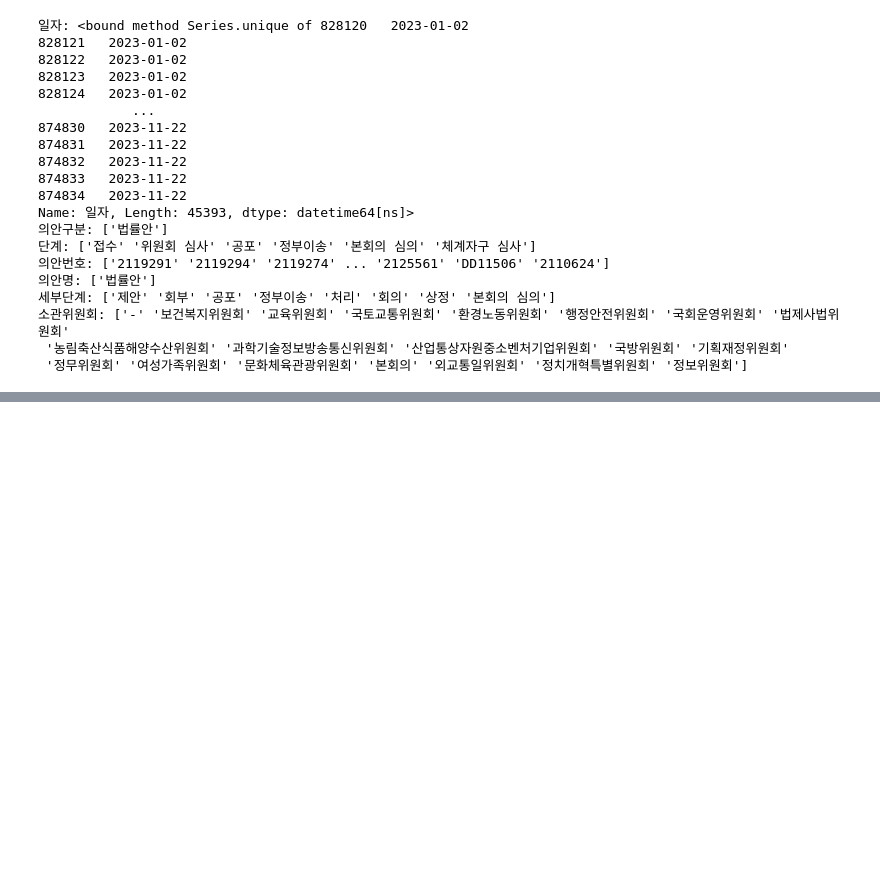
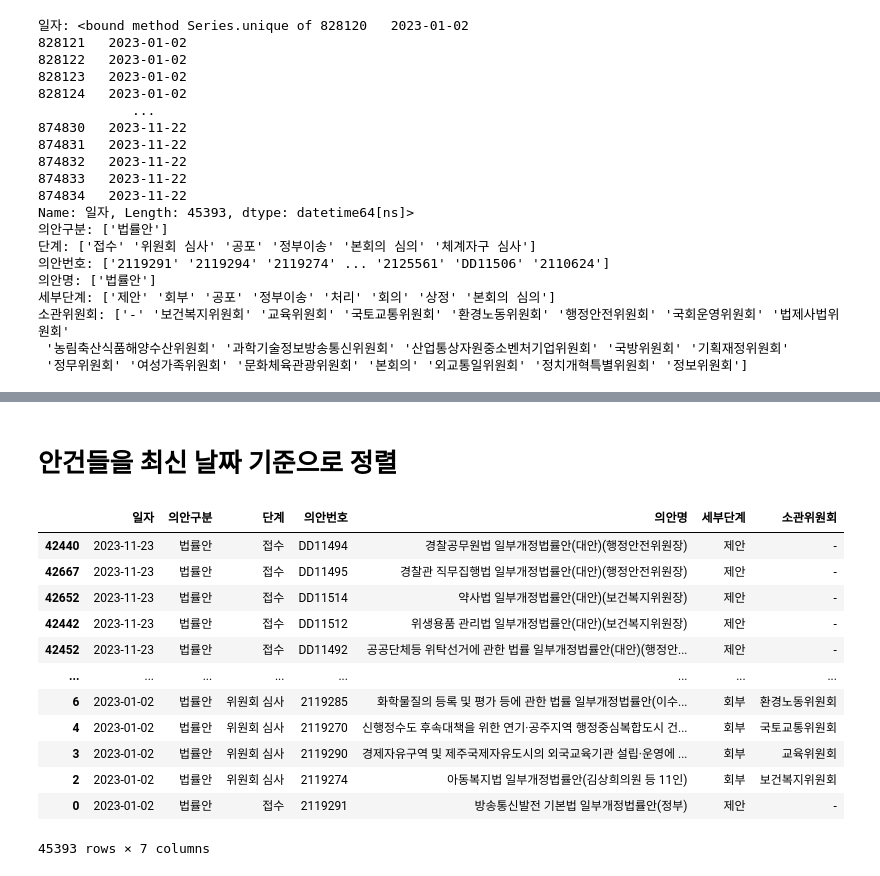
Before and after one commit to groundwater98/NA_PublicDataContest, a Jupyter notebook: django-server/data_preprocess.ipynb, the cells around one changed output, grey strips where cells are left out. Saved outputs shown, nothing was run; the diff lists cells and outputs as text; code cells hidden in the pictures; blank space fills up the shorter version.

```diff
--- a/django-server/data_preprocess.ipynb
+++ b/django-server/data_preprocess.ipynb
@@ -178,3 +178,7 @@ Name: 일자, Length: 45393, dtype: datetime64[ns]>
  '정무위원회' '여성가족위원회' '문화체육관광위원회' '본회의' '외교통일위원회' '정치개혁특별위원회' '정보위원회']
 # %%
 df.to_csv('날짜별_의정활동.csv', index=False)
+# %%
+import pandas as pd
+
+df = pd.read_csv('날짜별_의정활동.csv')
@@ -180,0 +200,19 @@ df.to_csv('날짜별_의정활동.csv', index=False)
+# %% [markdown]
+# 안건들을 최신 날짜 기준으로 정렬
+# %%
+df = df.sort_values(by="일자", ascending=False)
+df
+# %% [output]
+|  | 일자 | 의안구분 | 단계 | 의안번호 | 의안명 | 세부단계 | 소관위원회 |
+| 42440 | 2023-11-23 | 법률안 | 접수 | DD11494 | 경찰공무원법 일부개정법률안(대안)(행정안전위원장) | 제안 | - |
+| 42667 | 2023-11-23 | 법률안 | 접수 | DD11495 | 경찰관 직무집행법 일부개정법률안(대안)(행정안전위원장) | 제안 | - |
+| 42652 | 2023-11-23 | 법률안 | 접수 | DD11514 | 약사법 일부개정법률안(대안)(보건복지위원장) | 제안 | - |
+| 42442 | 2023-11-23 | 법률안 | 접수 | DD11512 | 위생용품 관리법 일부개정법률안(대안)(보건복지위원장) | 제안 | - |
+| 42452 | 2023-11-23 | 법률안 | 접수 | DD11492 | 공공단체등 위탁선거에 관한 법률 일부개정법률안(대안)(행정안... | 제안 | - |
+| ... | ... | ... | ... | ... | ... | ... | ... |
+| 6 | 2023-01-02 | 법률안 | 위원회 심사 | 2119285 | 화학물질의 등록 및 평가 등에 관한 법률 일부개정법률안(이수... | 회부 | 환경노동위원회 |
+| 4 | 2023-01-02 | 법률안 | 위원회 심사 | 2119270 | 신행정수도 후속대책을 위한 연기·공주지역 행정중심복합도시 건... | 회부 | 국토교통위원회 |
+| 3 | 2023-01-02 | 법률안 | 위원회 심사 | 2119290 | 경제자유구역 및 제주국제자유도시의 외국교육기관 설립·운영에 ... | 회부 | 교육위원회 |
+| 2 | 2023-01-02 | 법률안 | 위원회 심사 | 2119274 | 아동복지법 일부개정법률안(김상희의원 등 11인) | 회부 | 보건복지위원회 |
+| 0 | 2023-01-02 | 법률안 | 접수 | 2119291 | 방송통신발전 기본법 일부개정법률안(정부) | 제안 | - |
+45393 rows × 7 columns
```
Also changed, not shown: parts of 6 cells of this notebook, 2 other files.
